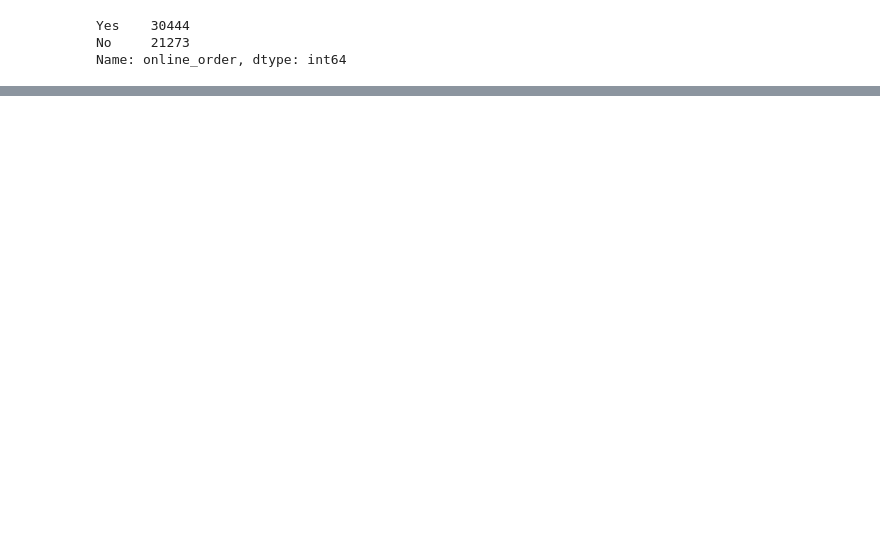
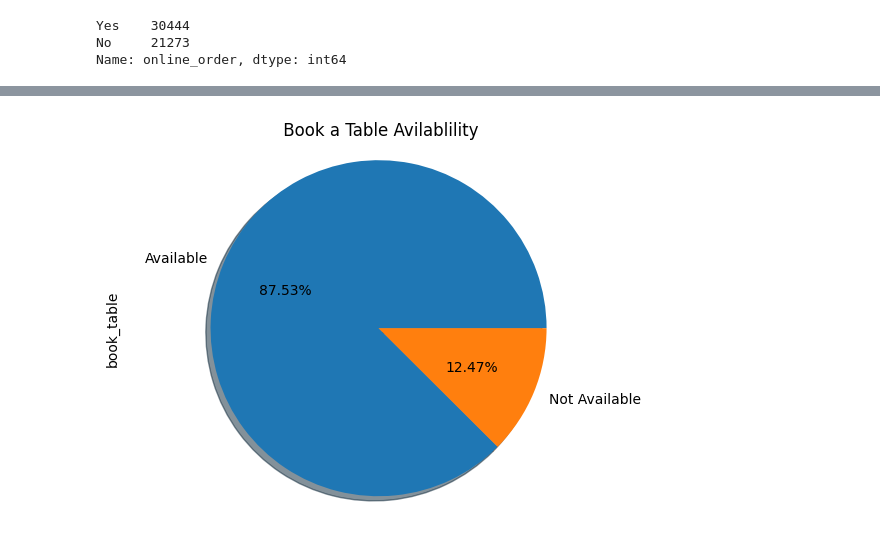
Before and after one commit to RamyGendy/Prediction-Resturants-Success, a Jupyter notebook: predict-restaurant-success.ipynb, the cells around one changed output, grey strips where cells are left out. Drawn from its saved outputs; the diff is of its cells as text; code cells hidden in the pictures; blank space fills up the shorter version.

```diff
--- a/predict-restaurant-success.ipynb
+++ b/predict-restaurant-success.ipynb
@@ -204,0 +205,8 @@ Name: online_order, dtype: int64
+# %%
+# Exploring features: book_table
+df.book_table.value_counts().plot(kind='pie',labels= ['Available', 'Not Available'],  shadow=True, autopct='%1.2f%%')
+plt.title(' Book a Table Avilablility')
+plt.axis('equal')
+plt.show();
+# %% [output]
+[figure, added]
```
Also changed, not shown: parts of 11 cells of this notebook.
